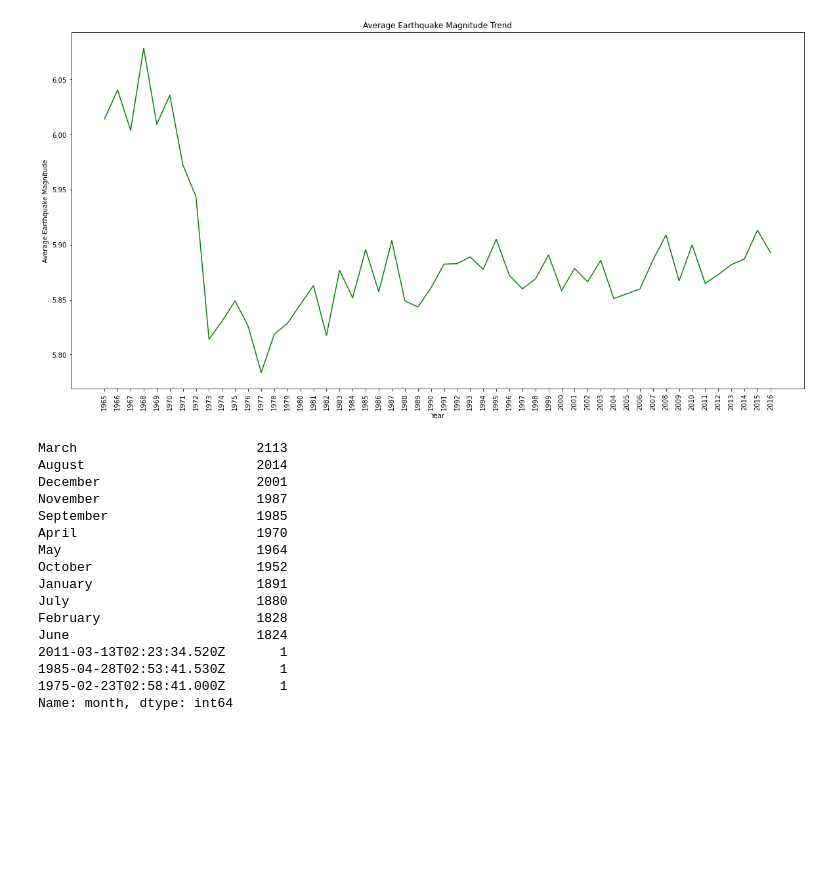
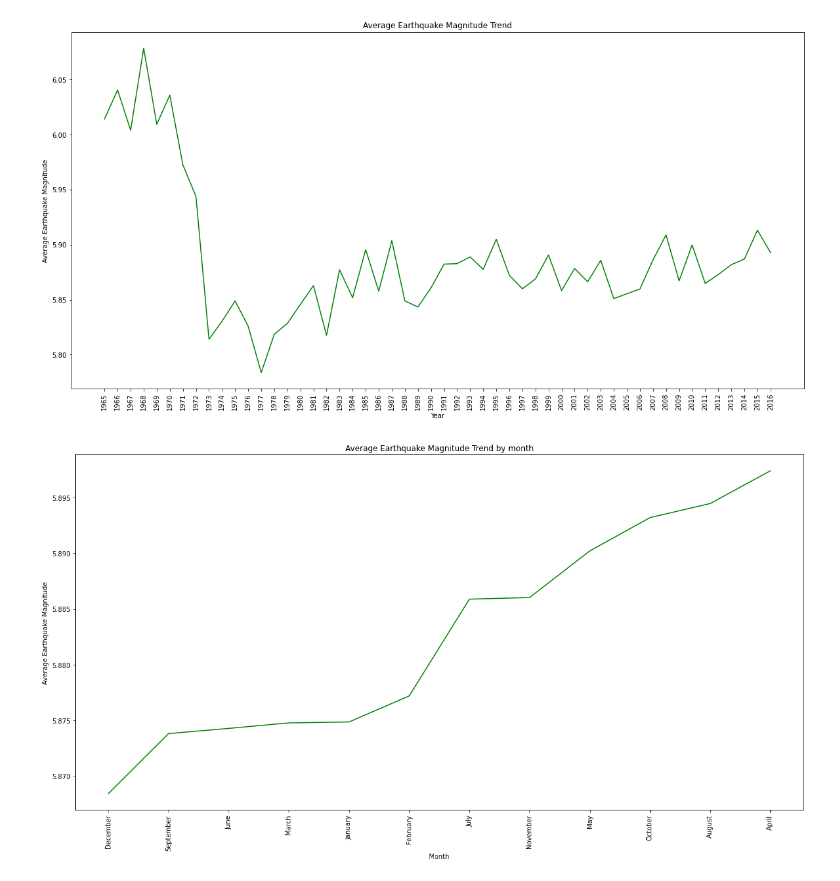
Before and after one commit to Oma-san/earthquake, a Jupyter notebook: earthquake data.ipynb, the cells around one changed output. Saved outputs shown, nothing was run; the diff lists cells and outputs as text; code cells hidden in the pictures; blank space fills up the shorter version.

```diff
--- a/earthquake data.ipynb
+++ b/earthquake data.ipynb
@@ -185,6 +157,17 @@ plt.ylabel('Average Earthquake Magnitude')
 plt.xticks(rotation = 90);
 # %% [output]
 [figure]
+# %%
+# Plotting earthquake magnitude by month
+plt.figure(figsize=[20,10])
+pop = df_year.groupby('month')['Magnitude'].mean().sort_values()
+plt.plot(pop, color='green')
+plt.title('Average Earthquake Magnitude Trend by month')
+plt.xlabel('Month')
+plt.ylabel('Average Earthquake Magnitude')
+plt.xticks(rotation = 90);
+# %% [output]
+[figure, added]
 # %%
 # attempt at changing year to int so that I can plot a frequency plot of the earthquakes per year: It didn't work because of this error (TypeError: int() argument must be a string, a bytes-like object or a number, not 'NoneType')
 #df_year[yearin] = df_year['year'].astype(int)
@@ -203,20 +178,0 @@ for i,j in zip(month, replace):
-# %%
-# Was able to convert the numbers to
-df_year.month.value_counts()
-# %% [output]
-March                       2113
-August                      2014
-December                    2001
-November                    1987
-September                   1985
-April                       1970
-May                         1964
-October                     1952
-January                     1891
-July                        1880
-February                    1828
-June                        1824
-2011-03-13T02:23:34.520Z       1
-1985-04-28T02:53:41.530Z       1
-1975-02-23T02:58:41.000Z       1
-Name: month, dtype: int64
```
Also changed, not shown: parts of 31 cells of this notebook.
